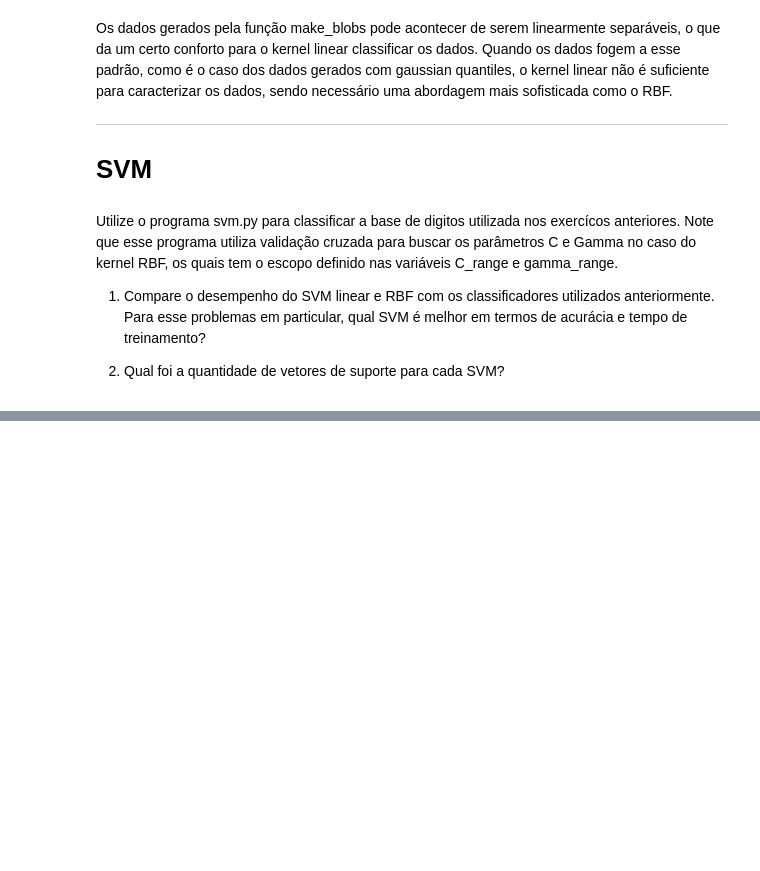
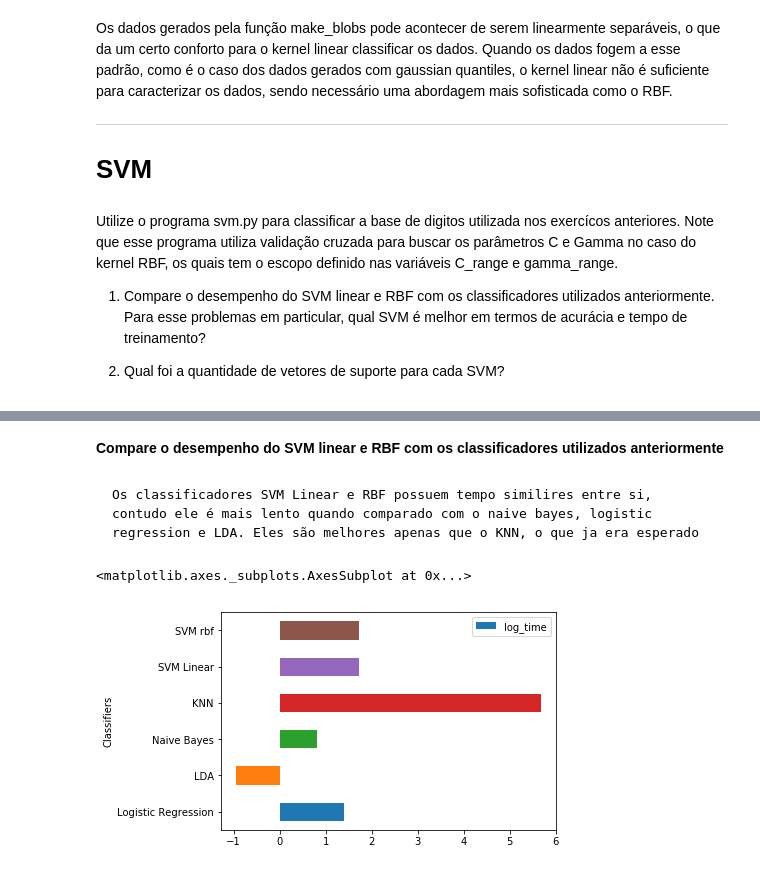
Before and after one commit to pedrocwb/DSDB, a Jupyter notebook: Machine Learning/Lab_4-SVM/SVM .ipynb, the cells around one changed output, grey strips where cells are left out. Saved outputs shown, nothing was run; the diff lists cells and outputs as text; code cells hidden in the pictures; blank space fills up the shorter version.

```diff
--- a/Machine Learning/Lab_4-SVM/SVM .ipynb
+++ b/Machine Learning/Lab_4-SVM/SVM .ipynb
@@ -167,0 +210,21 @@ modelos
+# %% [markdown]
+**Compare o desempenho do SVM linear e RBF com os classificadores utilizados anteriormente**
+# %%
+#carrega os dados do lab anterior
+df = pd.read_csv('../Lab_2-Dataset_Length/results.csv')
+df = df[df['batch'] == 20000]
+df = df.drop(['Unnamed: 0', 'confusion_matrix'], axis=1)
+# %%
+df = df.append(
+        [{"Classifiers": "SVM Linear", "batch": 20000, "score":0.956, "time": 5.648},
+         {"Classifiers": "SVM rbf", "batch": 20000, "score":0.963, "time":5.588}]
+    ).reset_index()
+# %%
+df['log_time'] = np.log(df['time'])
+# %% [markdown]
+    Os classificadores SVM Linear e RBF possuem tempo similires entre si, contudo ele é mais lento quando comparado com o naive bayes, logistic regression e LDA. Eles são melhores apenas que o KNN, o que ja era esperado
+# %%
+df.plot(kind='barh', x='Classifiers', y='log_time')
+# %% [output]
+<matplotlib.axes._subplots.AxesSubplot at 0x...>
+[figure, added]
```
Also changed, not shown: parts of 10 cells of this notebook, 5 other files.
